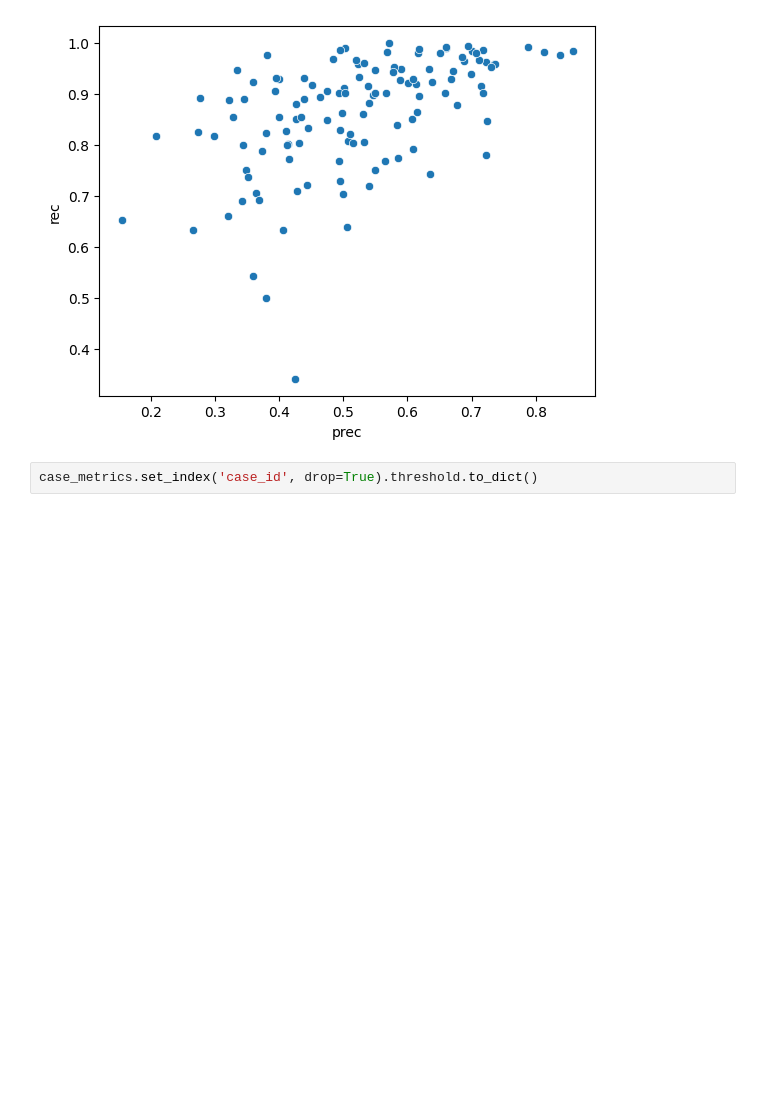
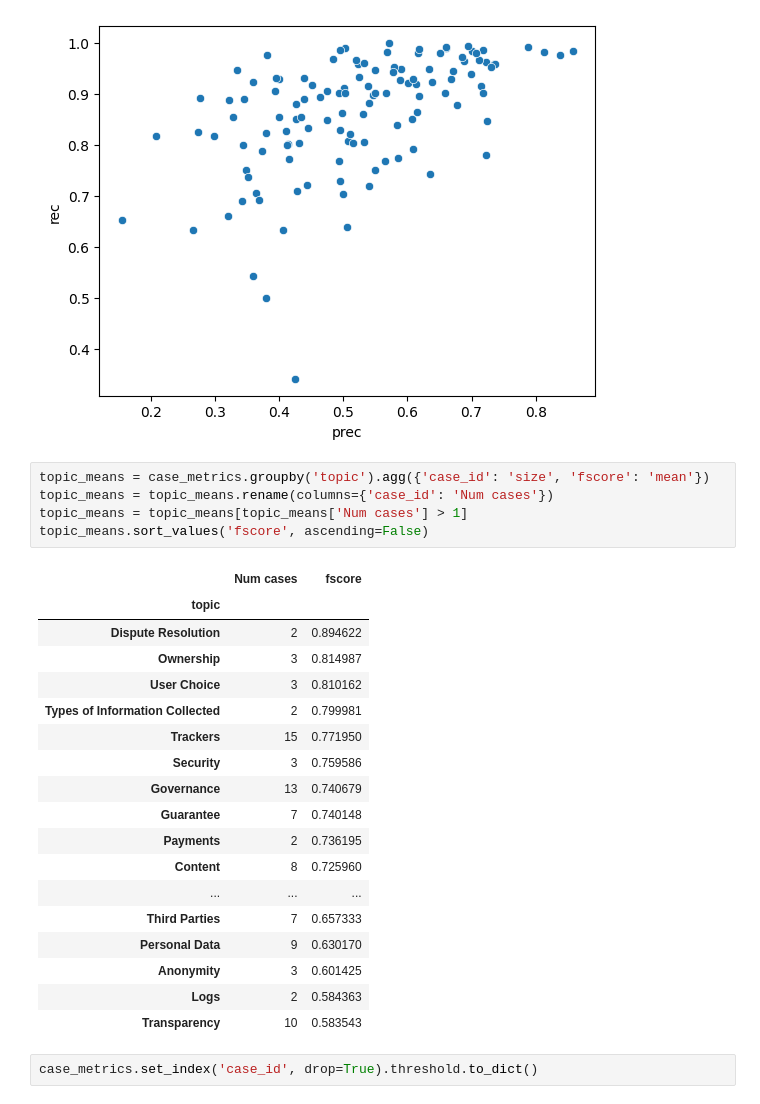
Before and after one commit to tosdr/DocBot, a Jupyter notebook: notebooks/pr_curves.ipynb, the cells around one changed output. Cells and saved outputs as stored; diff of their text form; blank space fills up the shorter version.

```diff
--- a/notebooks/pr_curves.ipynb
+++ b/notebooks/pr_curves.ipynb
@@ -317,6 +317,30 @@ sns.scatterplot(case_metrics, x='prec', y='rec')
 # %% [output]
 <AxesSubplot:xlabel='prec', ylabel='rec'>
 [figure]
+# %%
+topic_means = case_metrics.groupby('topic').agg({'case_id': 'size', 'fscore': 'mean'})
+topic_means = topic_means.rename(columns={'case_id': 'Num cases'})
+topic_means = topic_means[topic_means['Num cases'] > 1]
+topic_means.sort_values('fscore', ascending=False)
+# %% [output]
+|  | Num cases | fscore |
+| topic |  |  |
+| Dispute Resolution | 2 | 0.894622 |
+| Ownership | 3 | 0.814987 |
+| User Choice | 3 | 0.810162 |
+| Types of Information Collected | 2 | 0.799981 |
+| Trackers | 15 | 0.771950 |
+| Security | 3 | 0.759586 |
+| Governance | 13 | 0.740679 |
+| Guarantee | 7 | 0.740148 |
+| Payments | 2 | 0.736195 |
+| Content | 8 | 0.725960 |
+| ... | ... | ... |
+| Third Parties | 7 | 0.657333 |
+| Personal Data | 9 | 0.630170 |
+| Anonymity | 3 | 0.601425 |
+| Logs | 2 | 0.584363 |
+| Transparency | 10 | 0.583543 |
 # %%
 case_metrics.set_index('case_id', drop=True).threshold.to_dict()
 # %% [output]
```
Also changed, not shown: 13 other files.
